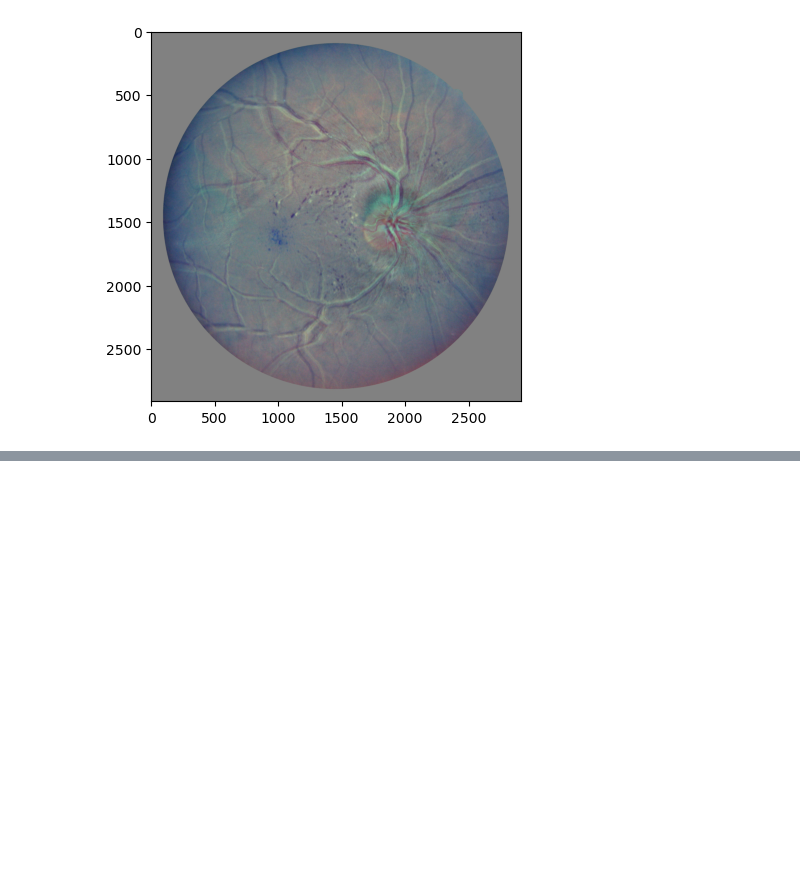
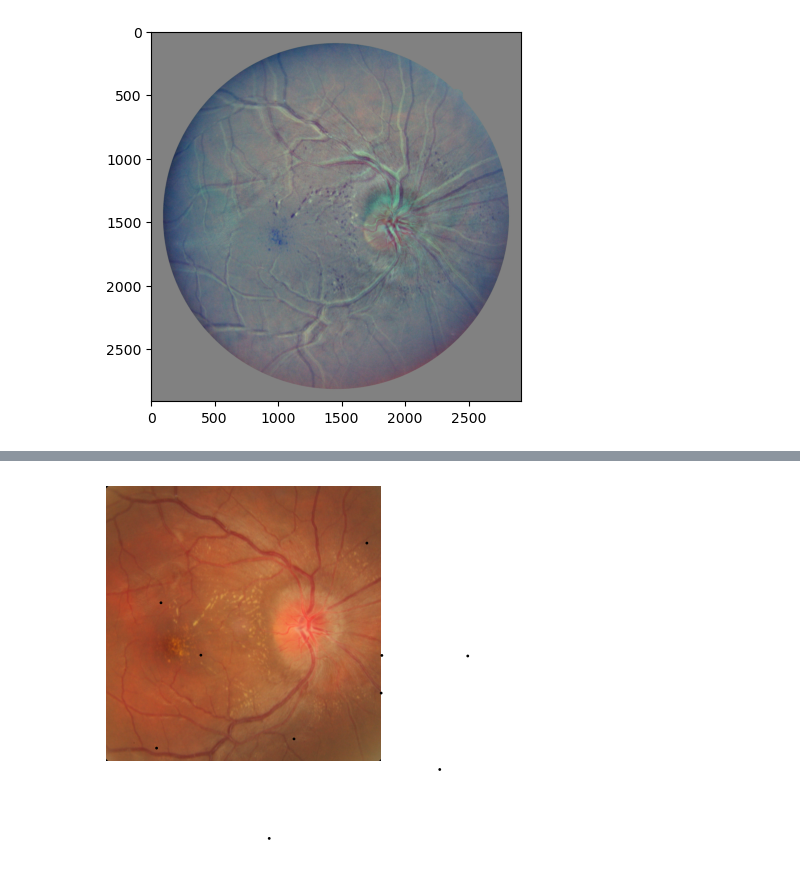
Before and after one commit to MICCIOSLAYER/ImRegODE, a Jupyter notebook: Main_Folder/Main_Code/notebook.ipynb, the cells around one changed output, grey strips where cells are left out. Saved outputs shown, nothing was run; the diff lists cells and outputs as text; code cells hidden in the pictures; blank space fills up the shorter version.

```diff
--- a/Main_Folder/Main_Code/notebook.ipynb
+++ b/Main_Folder/Main_Code/notebook.ipynb
@@ -1124,0 +1207,4 @@ WindowsPath('c:/Users/gioco/Desktop/GITHUB_MAIN_FOLDER/ImRegODE/Main_Folder/Modu
+# %%
+show_image_and_reference_points(s=0, coordinates=test_points, title='Is_and_test_points')
+# %% [output]
+[figure, added]
```
Also changed, not shown: parts of 35 cells of this notebook.
